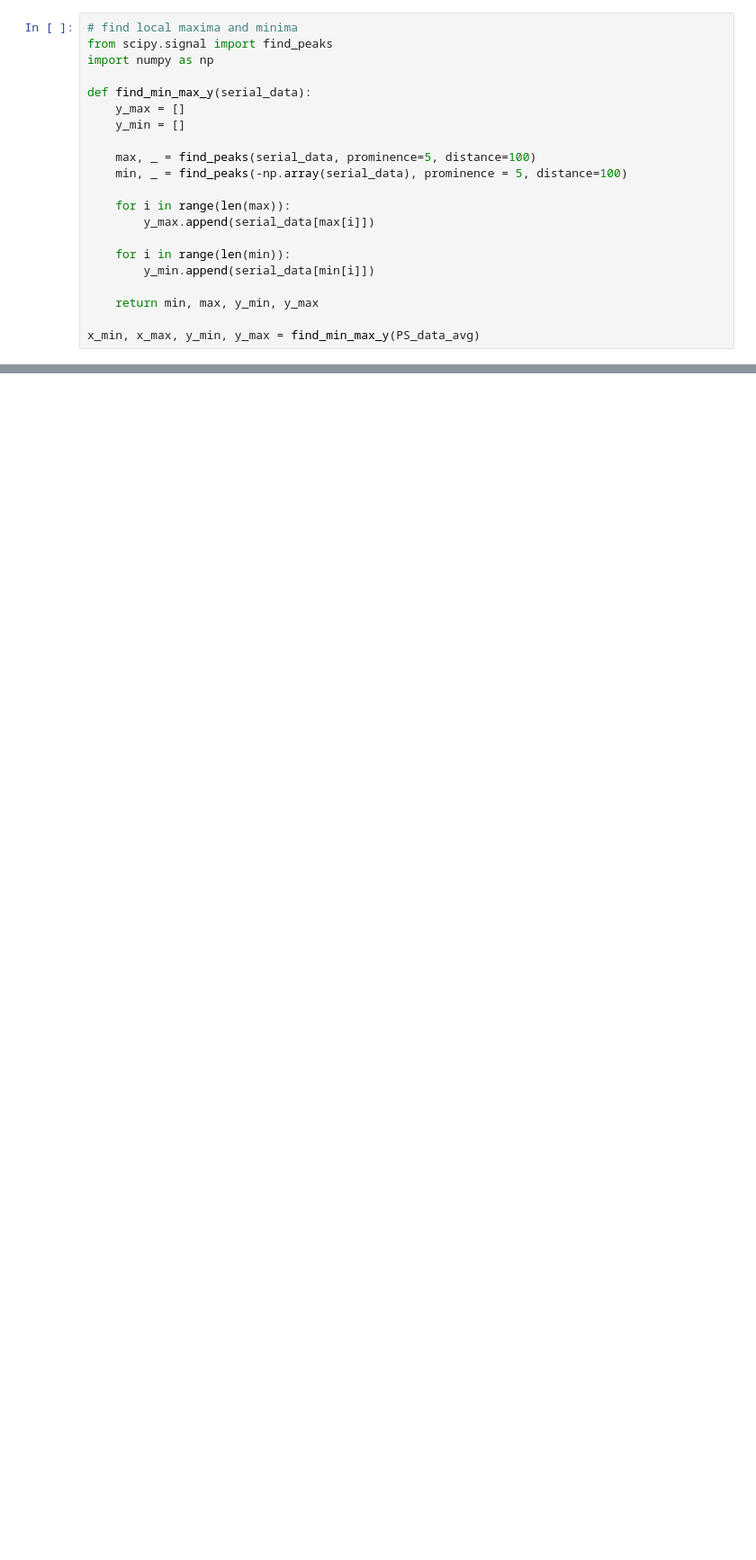
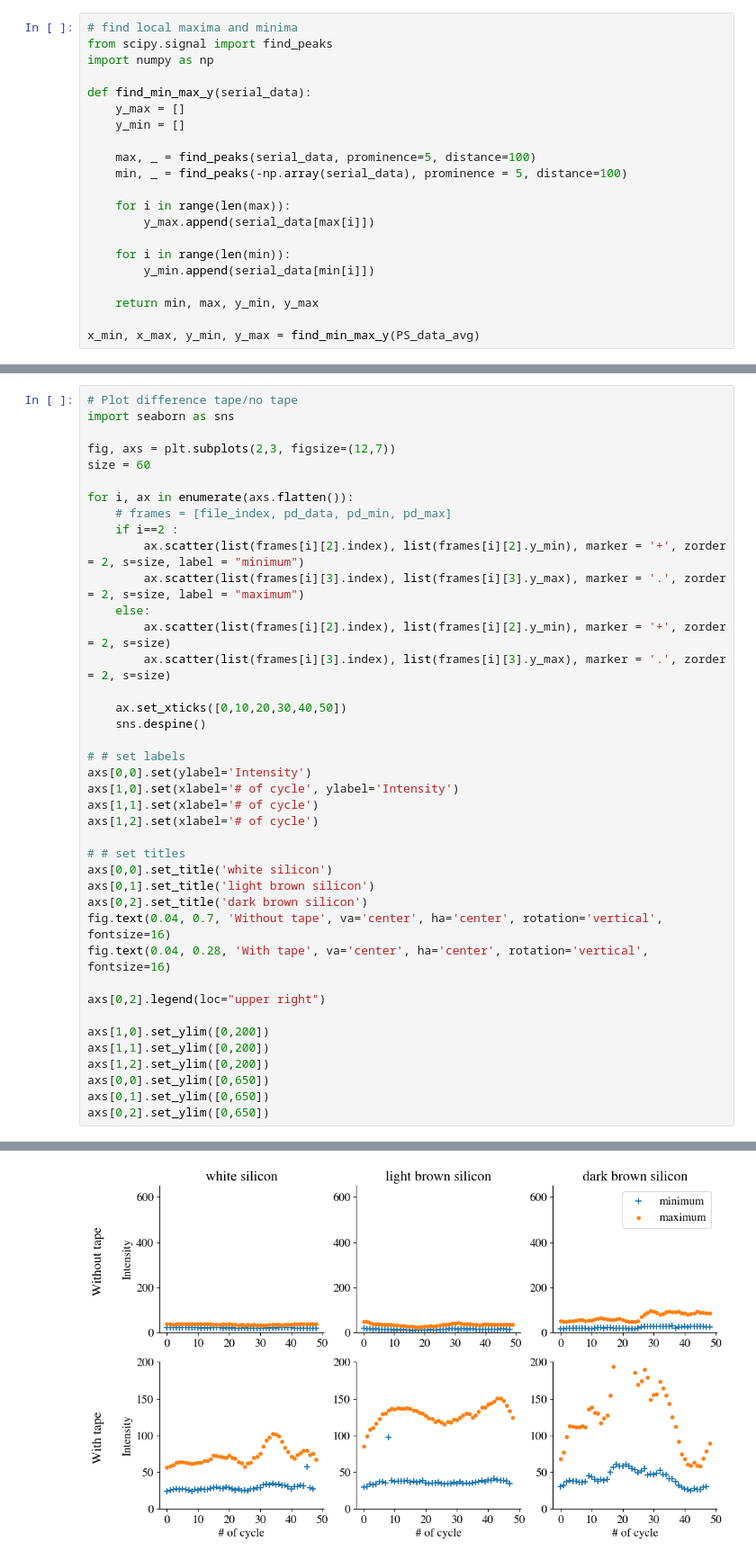
Before and after one commit to annnnna42/Arduino_KDC101_Control_and_Evaluation, a Jupyter notebook: merge/merge_plots.ipynb, the cells around one changed output, grey strips where cells are left out. Shown at 90% size. Drawn from its saved outputs; the diff is of its cells as text; blank space fills up the shorter version.

```diff
--- a/merge/merge_plots.ipynb
+++ b/merge/merge_plots.ipynb
@@ -270,0 +356,41 @@ for axis in ax.flat:
+# %%
+# Plot difference tape/no tape
+import seaborn as sns
+
+fig, axs = plt.subplots(2,3, figsize=(12,7))
+size = 60
+
+for i, ax in enumerate(axs.flatten()):
+    # frames = [file_index, pd_data, pd_min, pd_max]
+    if i==2 :
+        ax.scatter(list(frames[i][2].index), list(frames[i][2].y_min), marker = '+', zorder = 2, s=size, label = "minimum")
+        ax.scatter(list(frames[i][3].index), list(frames[i][3].y_max), marker = '.', zorder = 2, s=size, label = "maximum")
+    else:
+        ax.scatter(list(frames[i][2].index), list(frames[i][2].y_min), marker = '+', zorder = 2, s=size)
+        ax.scatter(list(frames[i][3].index), list(frames[i][3].y_max), marker = '.', zorder = 2, s=size)
+
+    ax.set_xticks([0,10,20,30,40,50])
+    sns.despine()
+
+# # set labels
+axs[0,0].set(ylabel='Intensity')
+axs[1,0].set(xlabel='# of cycle', ylabel='Intensity')
+axs[1,1].set(xlabel='# of cycle')
+axs[1,2].set(xlabel='# of cycle')
+
+# # set titles
+axs[0,0].set_title('white silicon')
+axs[0,1].set_title('light brown silicon')
+axs[0,2].set_title('dark brown silicon')
+fig.text(0.04, 0.7, 'Without tape', va='center', ha='center', rotation='vertical', fontsize=16)
+fig.text(0.04, 0.28, 'With tape', va='center', ha='center', rotation='vertical', fontsize=16)
+
+axs[0,2].legend(loc="upper right")
+
+axs[1,0].set_ylim([0,200])
+axs[1,1].set_ylim([0,200])
+axs[1,2].set_ylim([0,200])
+axs[0,0].set_ylim([0,650])
+axs[0,1].set_ylim([0,650])
+axs[0,2].set_ylim([0,650])
+# %% [output]
@@ -270,0 +398 @@ for axis in ax.flat:
+[figure, added]
```
Also changed, not shown: parts of 7 cells of this notebook, 7 other files.
